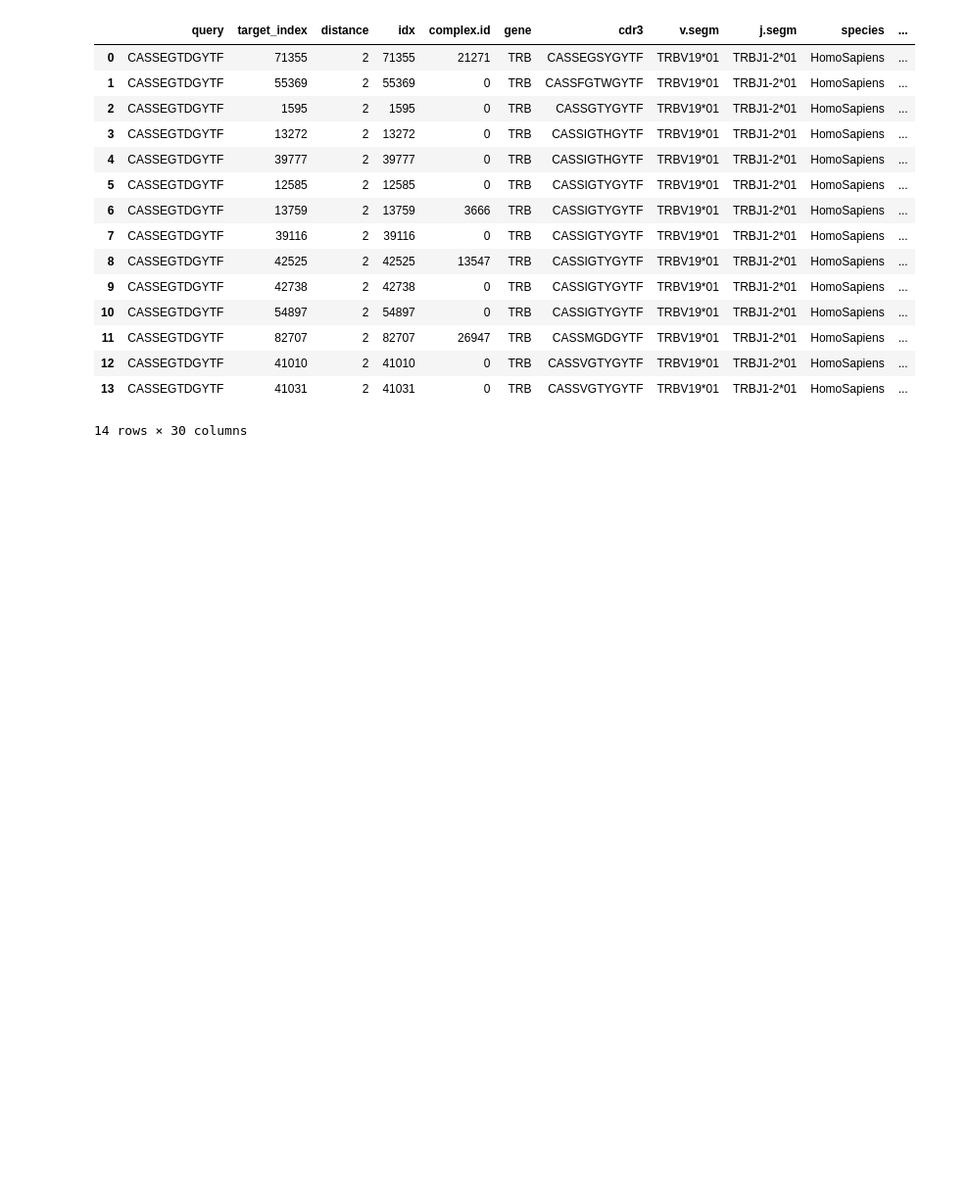
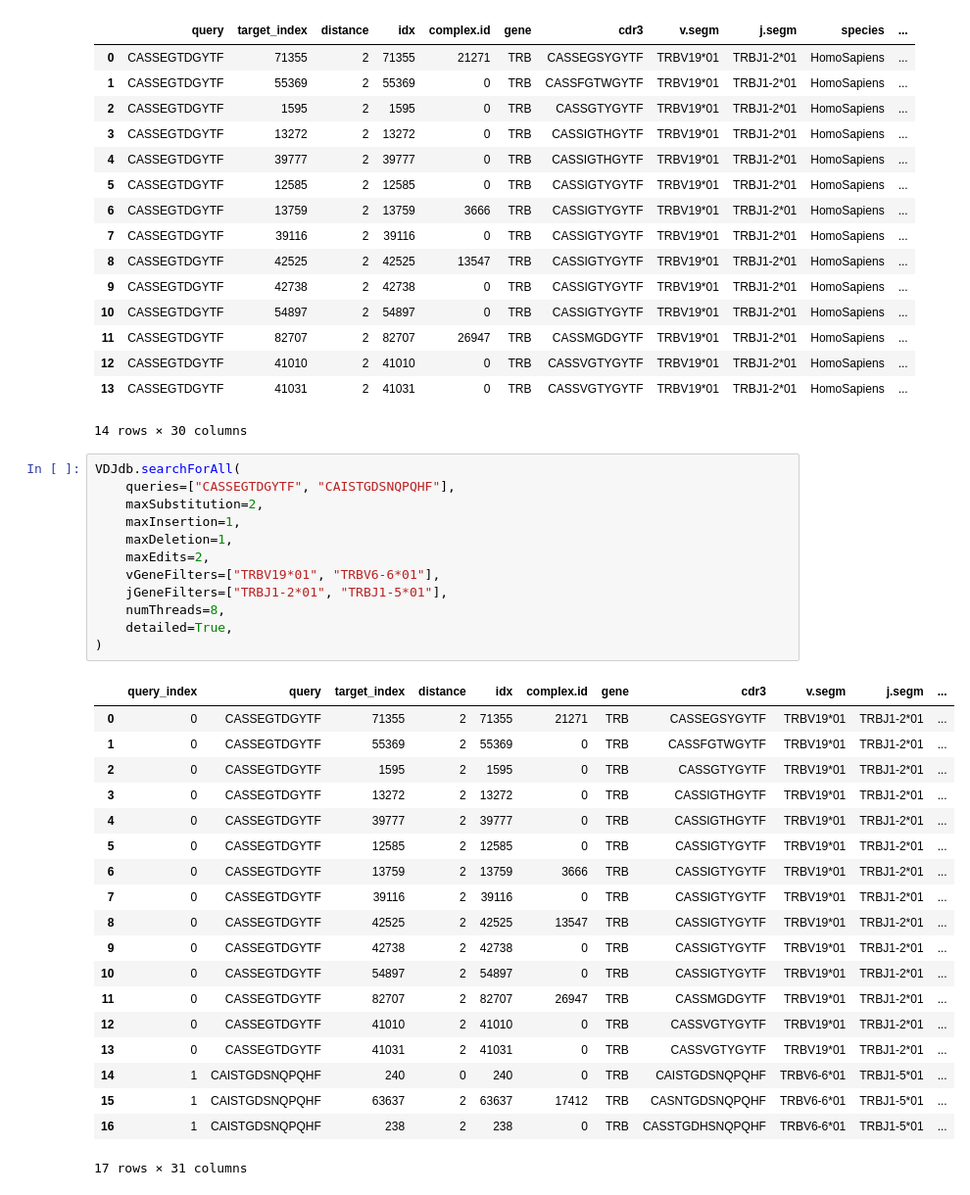
Before and after one commit to MikePodsytnik/TCRtrie, a Jupyter notebook: examples/VDJdb.ipynb, the cells around one changed output. Shown at 98% size. Saved outputs shown, nothing was run; the diff lists cells and outputs as text; blank space fills up the shorter version.

```diff
--- a/examples/VDJdb.ipynb
+++ b/examples/VDJdb.ipynb
@@ -30,3 +30,35 @@ df
 | 12 | CASSEGTDGYTF | 41010 | 2 | 41010 | 0 | TRB | CASSVGTYGYTF | TRBV19*01 | TRBJ1-2*01 | HomoSapiens | ... |
 | 13 | CASSEGTDGYTF | 41031 | 2 | 41031 | 0 | TRB | CASSVGTYGYTF | TRBV19*01 | TRBJ1-2*01 | HomoSapiens | ... |
 14 rows × 30 columns
+# %%
+VDJdb.searchForAll(
+    queries=["CASSEGTDGYTF", "CAISTGDSNQPQHF"],
+    maxSubstitution=2,
+    maxInsertion=1,
+    maxDeletion=1,
+    maxEdits=2,
+    vGeneFilters=["TRBV19*01", "TRBV6-6*01"],
+    jGeneFilters=["TRBJ1-2*01", "TRBJ1-5*01"],
+    numThreads=8,
+    detailed=True,
+)
+# %% [output]
+|  | query_index | query | target_index | distance | idx | complex.id | gene | cdr3 | v.segm | j.segm | ... |
+| 0 | 0 | CASSEGTDGYTF | 71355 | 2 | 71355 | 21271 | TRB | CASSEGSYGYTF | TRBV19*01 | TRBJ1-2*01 | ... |
+| 1 | 0 | CASSEGTDGYTF | 55369 | 2 | 55369 | 0 | TRB | CASSFGTWGYTF | TRBV19*01 | TRBJ1-2*01 | ... |
+| 2 | 0 | CASSEGTDGYTF | 1595 | 2 | 1595 | 0 | TRB | CASSGTYGYTF | TRBV19*01 | TRBJ1-2*01 | ... |
+| 3 | 0 | CASSEGTDGYTF | 13272 | 2 | 13272 | 0 | TRB | CASSIGTHGYTF | TRBV19*01 | TRBJ1-2*01 | ... |
+| 4 | 0 | CASSEGTDGYTF | 39777 | 2 | 39777 | 0 | TRB | CASSIGTHGYTF | TRBV19*01 | TRBJ1-2*01 | ... |
+| 5 | 0 | CASSEGTDGYTF | 12585 | 2 | 12585 | 0 | TRB | CASSIGTYGYTF | TRBV19*01 | TRBJ1-2*01 | ... |
+| 6 | 0 | CASSEGTDGYTF | 13759 | 2 | 13759 | 3666 | TRB | CASSIGTYGYTF | TRBV19*01 | TRBJ1-2*01 | ... |
+| 7 | 0 | CASSEGTDGYTF | 39116 | 2 | 39116 | 0 | TRB | CASSIGTYGYTF | TRBV19*01 | TRBJ1-2*01 | ... |
+| 8 | 0 | CASSEGTDGYTF | 42525 | 2 | 42525 | 13547 | TRB | CASSIGTYGYTF | TRBV19*01 | TRBJ1-2*01 | ... |
+| 9 | 0 | CASSEGTDGYTF | 42738 | 2 | 42738 | 0 | TRB | CASSIGTYGYTF | TRBV19*01 | TRBJ1-2*01 | ... |
+| 10 | 0 | CASSEGTDGYTF | 54897 | 2 | 54897 | 0 | TRB | CASSIGTYGYTF | TRBV19*01 | TRBJ1-2*01 | ... |
+| 11 | 0 | CASSEGTDGYTF | 82707 | 2 | 82707 | 26947 | TRB | CASSMGDGYTF | TRBV19*01 | TRBJ1-2*01 | ... |
+| 12 | 0 | CASSEGTDGYTF | 41010 | 2 | 41010 | 0 | TRB | CASSVGTYGYTF | TRBV19*01 | TRBJ1-2*01 | ... |
+| 13 | 0 | CASSEGTDGYTF | 41031 | 2 | 41031 | 0 | TRB | CASSVGTYGYTF | TRBV19*01 | TRBJ1-2*01 | ... |
+| 14 | 1 | CAISTGDSNQPQHF | 240 | 0 | 240 | 0 | TRB | CAISTGDSNQPQHF | TRBV6-6*01 | TRBJ1-5*01 | ... |
+| 15 | 1 | CAISTGDSNQPQHF | 63637 | 2 | 63637 | 17412 | TRB | CASNTGDSNQPQHF | TRBV6-6*01 | TRBJ1-5*01 | ... |
+| 16 | 1 | CAISTGDSNQPQHF | 238 | 2 | 238 | 0 | TRB | CASSTGDHSNQPQHF | TRBV6-6*01 | TRBJ1-5*01 | ... |
+17 rows × 31 columns
```
Also changed, not shown: parts of 3 cells of this notebook, 4 other files.
